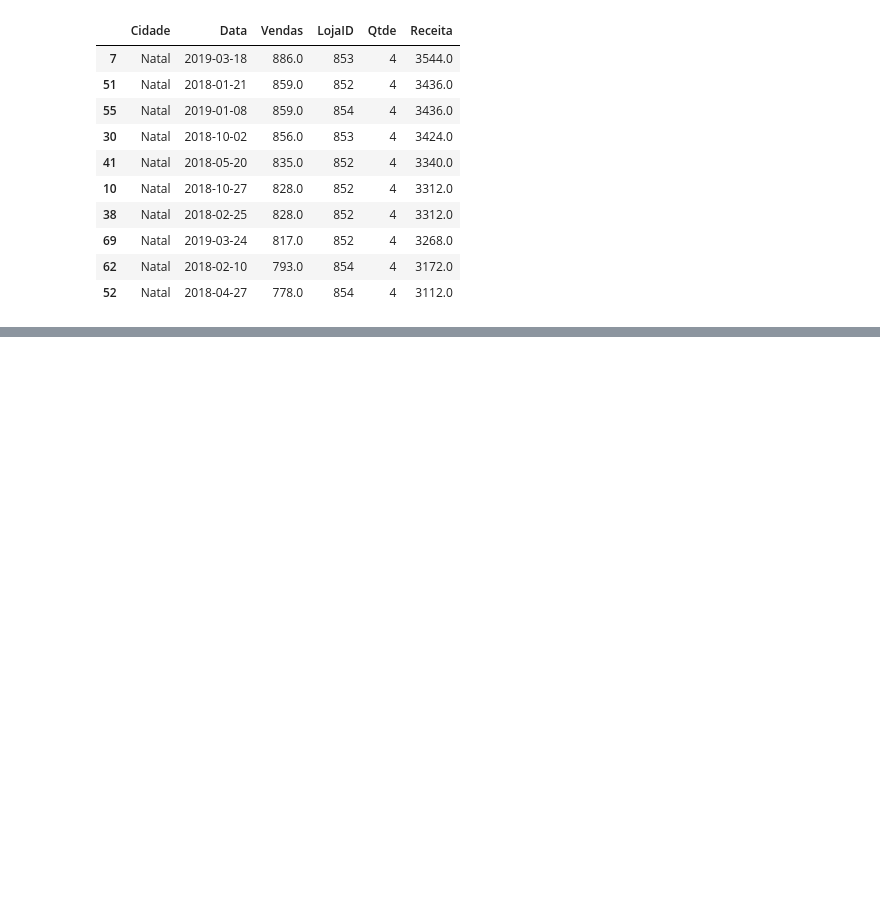
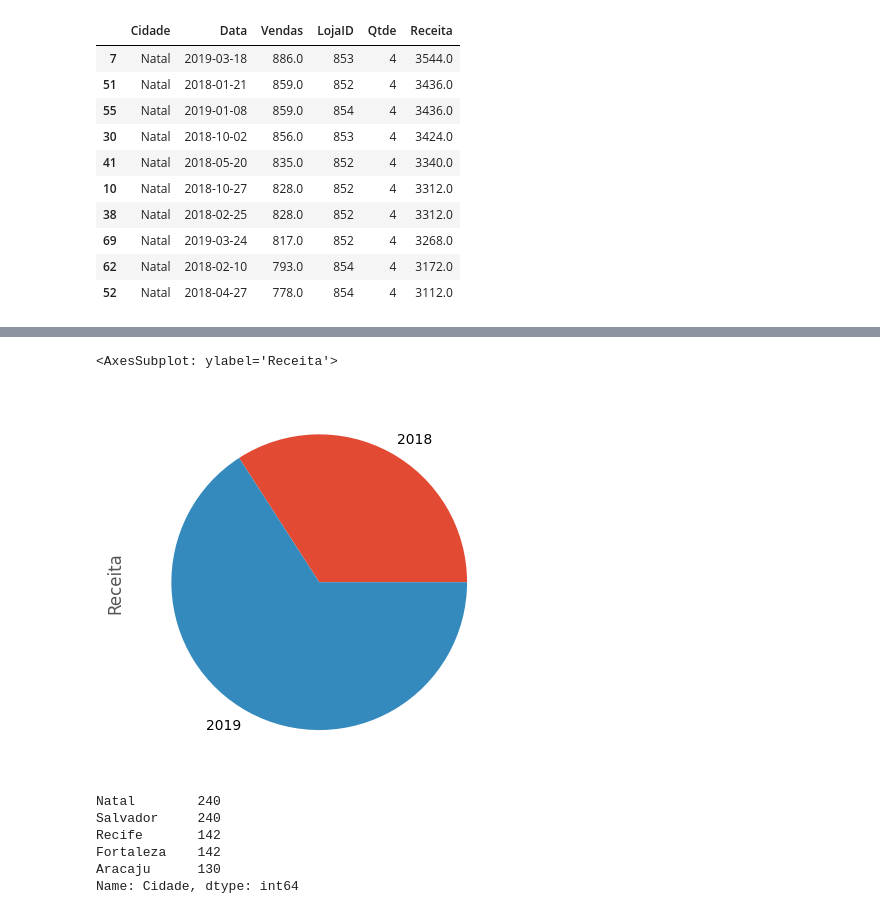
Before and after one commit to helderlopess/desafio_datascience_DIO_UNIMED, a Jupyter notebook: Desafio_codigo_excel.ipynb, the cells around one changed output, grey strips where cells are left out. Saved outputs shown, nothing was run; the diff lists cells and outputs as text; code cells hidden in the pictures; blank space fills up the shorter version.

```diff
--- a/Desafio_codigo_excel.ipynb
+++ b/Desafio_codigo_excel.ipynb
@@ -148,0 +294,15 @@ vendas.sort_values("Receita", ascending=False).head(10)
+# %%
+#agrupando as vendas por ano e exibindo em grafico de pizza
+vendas.groupby(vendas["Data"].dt.year)["Receita"].sum().plot.pie()
+# %% [output]
+<AxesSubplot: ylabel='Receita'>
+[figure, added]
+# %%
+vendas["Cidade"].value_counts()
+# %% [output]
+Natal        240
+Salvador     240
+Recife       142
+Fortaleza    142
+Aracaju      130
+Name: Cidade, dtype: int64
```
Also changed, not shown: parts of 29 cells of this notebook.
